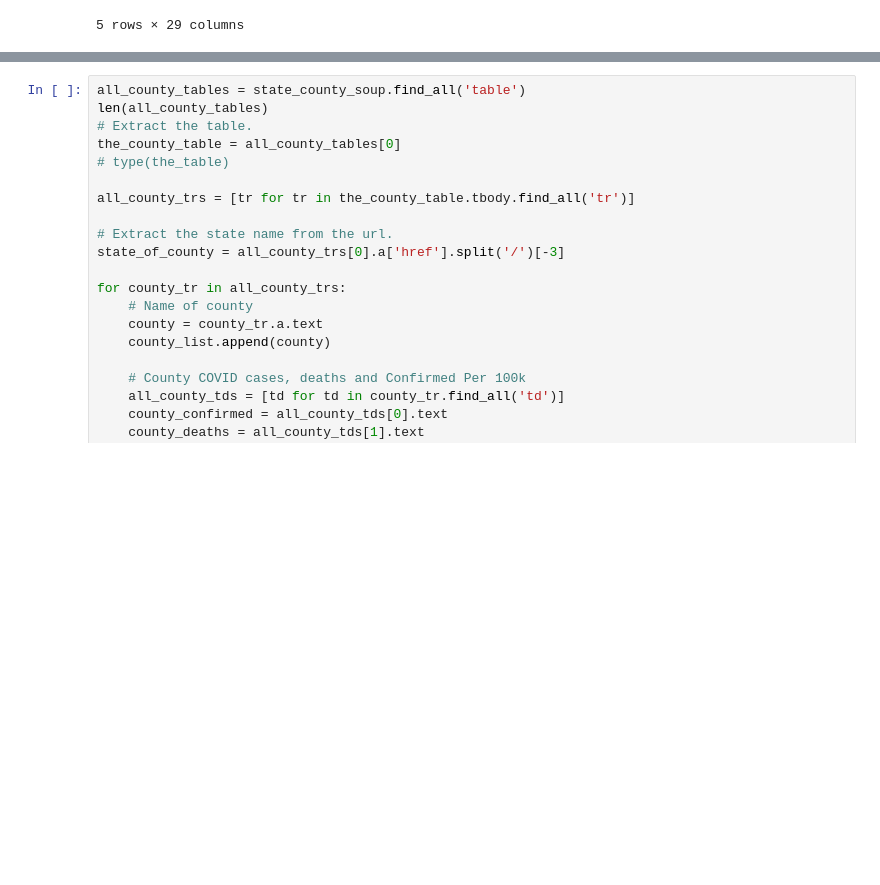
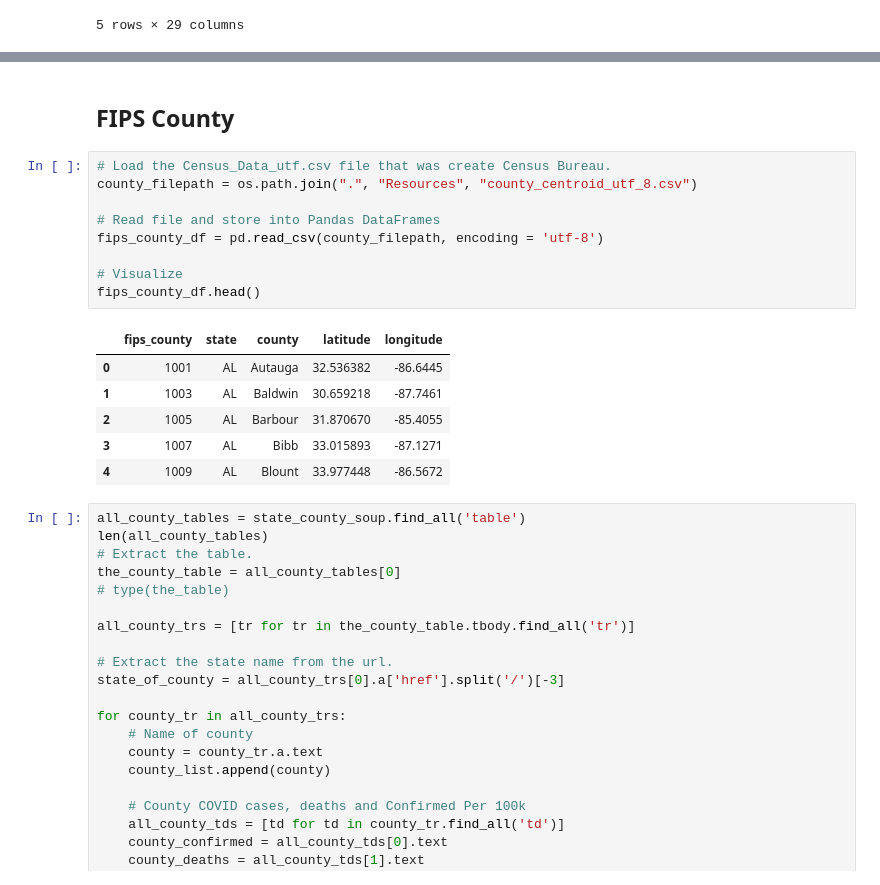
Before and after one commit to lewisaaronpaul/ETL_Proposal_Team_ETL_06, a Jupyter notebook: etl_project.ipynb, the cells around one changed output, grey strips where cells are left out. Drawn from its saved outputs; the diff is of its cells as text; blank space fills up the shorter version.

```diff
--- a/etl_project.ipynb
+++ b/etl_project.ipynb
@@ -295,3 +324,21 @@ census_data_df.head()
+# %% [markdown]
+## FIPS County
+# %%
+# Load the Census_Data_utf.csv file that was create Census Bureau.
+county_filepath = os.path.join(".", "Resources", "county_centroid_utf_8.csv")
+
+# Read file and store into Pandas DataFrames
+fips_county_df = pd.read_csv(county_filepath, encoding = 'utf-8')
+
+# Visualize
+fips_county_df.head()
+# %% [output]
+|  | fips_county | state | county | latitude | longitude |
+| 0 | 1001 | AL | Autauga | 32.536382 | -86.6445 |
+| 1 | 1003 | AL | Baldwin | 30.659218 | -87.7461 |
+| 2 | 1005 | AL | Barbour | 31.870670 | -85.4055 |
+| 3 | 1007 | AL | Bibb | 33.015893 | -87.1271 |
+| 4 | 1009 | AL | Blount | 33.977448 | -86.5672 |
 # %%
 all_county_tables = state_county_soup.find_all('table')
 len(all_county_tables)
```
Also changed, not shown: parts of 6 cells of this notebook, 2 other files.
